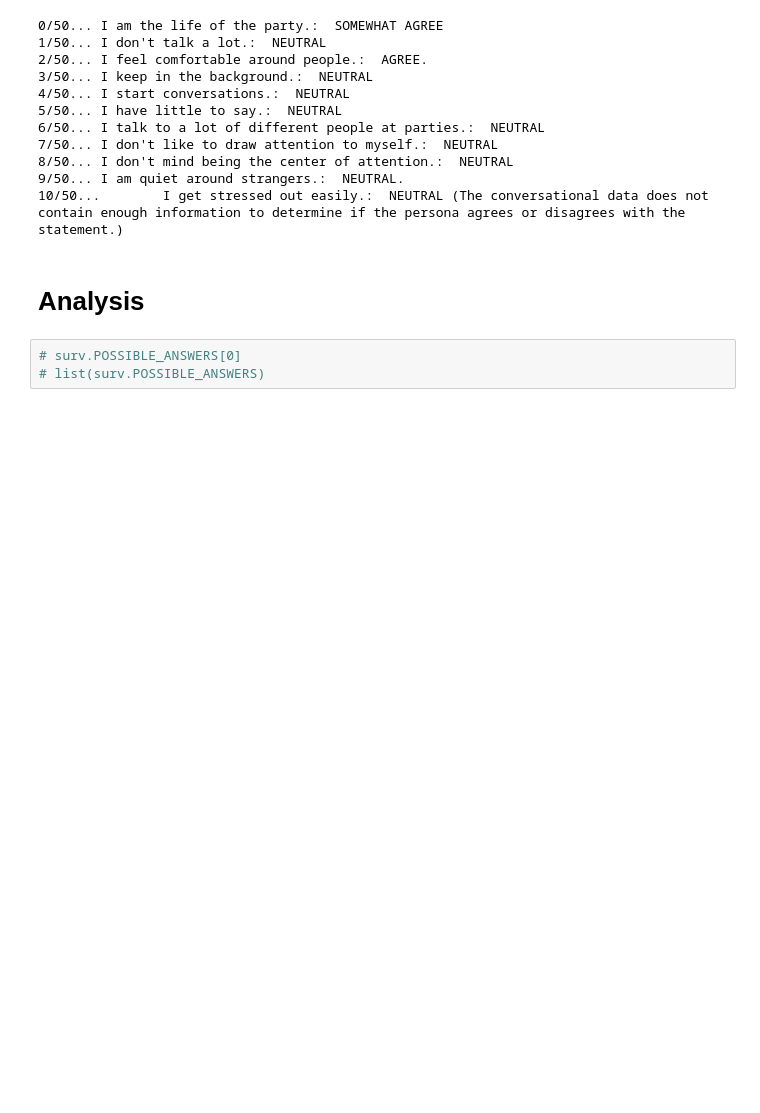
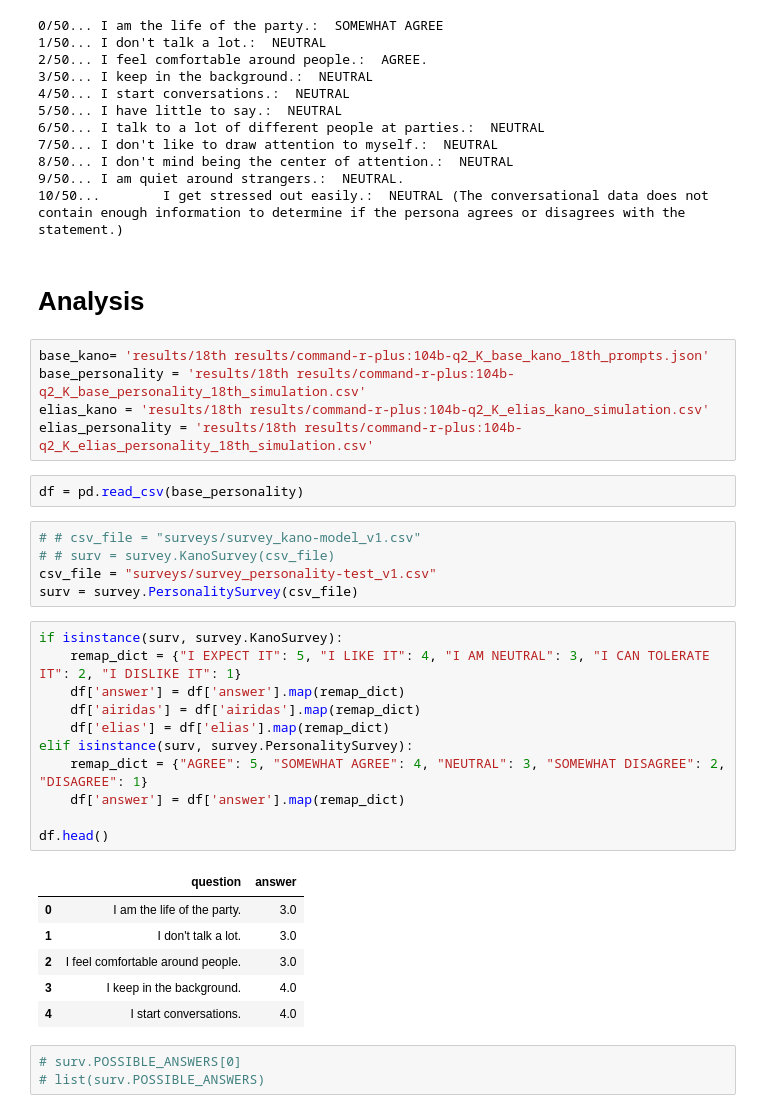
Before and after one commit to Brikas/Thesis, a Jupyter notebook: elias.ipynb, the cells around one changed output. Cells and saved outputs as stored; diff of their text form; blank space fills up the shorter version.

```diff
--- a/elias.ipynb
+++ b/elias.ipynb
@@ -412,6 +415,36 @@ bu.quickJSON({"settings": SETTINGS, "info": AUTO_INFO}, f"results/{SIM_ID}_info.
 10/50...        I get stressed out easily.:  NEUTRAL (The conversational data does not contain enough information to determine if the persona agrees or disagrees with the statement.)
 # %% [markdown]
 # Analysis
+# %%
+base_kano= 'results/18th results/command-r-plus:104b-q2_K_base_kano_18th_prompts.json'
+base_personality = 'results/18th results/command-r-plus:104b-q2_K_base_personality_18th_simulation.csv'
+elias_kano = 'results/18th results/command-r-plus:104b-q2_K_elias_kano_simulation.csv'
+elias_personality = 'results/18th results/command-r-plus:104b-q2_K_elias_personality_18th_simulation.csv'
+# %%
+df = pd.read_csv(base_personality)
+# %%
+# # csv_file = "surveys/survey_kano-model_v1.csv"
+# # surv = survey.KanoSurvey(csv_file)
+csv_file = "surveys/survey_personality-test_v1.csv"
+surv = survey.PersonalitySurvey(csv_file)
+# %%
+if isinstance(surv, survey.KanoSurvey):
+    remap_dict = {"I EXPECT IT": 5, "I LIKE IT": 4, "I AM NEUTRAL": 3, "I CAN TOLERATE IT": 2, "I DISLIKE IT": 1}
+    df['answer'] = df['answer'].map(remap_dict)
+    df['airidas'] = df['airidas'].map(remap_dict)
+    df['elias'] = df['elias'].map(remap_dict)
+elif isinstance(surv, survey.PersonalitySurvey):
+    remap_dict = {"AGREE": 5, "SOMEWHAT AGREE": 4, "NEUTRAL": 3, "SOMEWHAT DISAGREE": 2, "DISAGREE": 1}
+    df['answer'] = df['answer'].map(remap_dict)
+
+df.head()
+# %% [output]
+|  | question | answer |
+| 0 | I am the life of the party. | 3.0 |
+| 1 | I don't talk a lot. | 3.0 |
+| 2 | I feel comfortable around people. | 3.0 |
+| 3 | I keep in the background. | 4.0 |
+| 4 | I start conversations. | 4.0 |
 # %%
 # surv.POSSIBLE_ANSWERS[0]
 # list(surv.POSSIBLE_ANSWERS)
```
Also changed, not shown: parts of 6 cells of this notebook, 1 other file.
